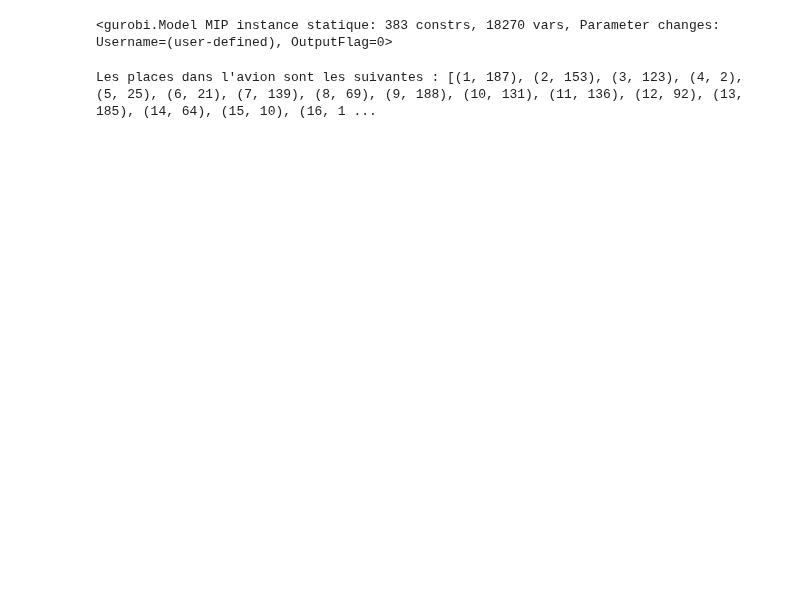
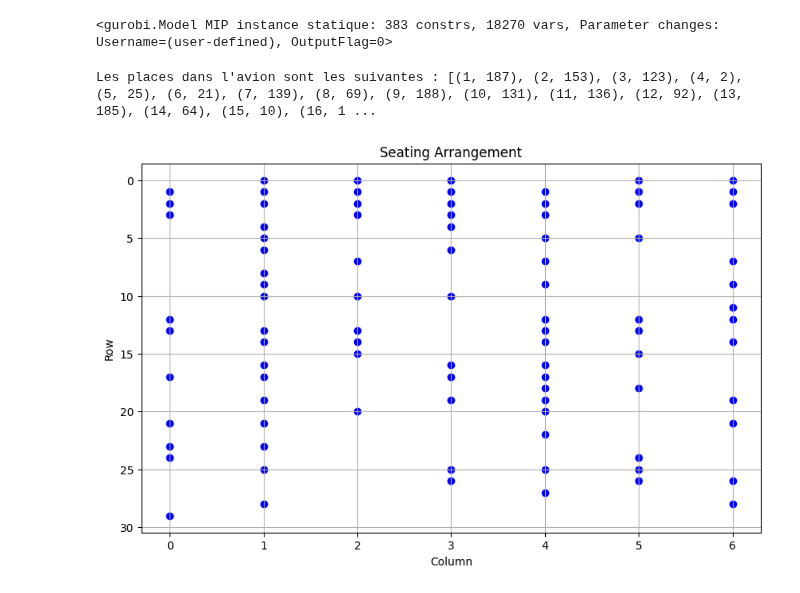
Before and after one commit to DelphineSalzmann/Opti_AirFrance, a Jupyter notebook: main.ipynb, the cells around one changed output. Cells and saved outputs as stored; diff of their text form; code cells hidden in the pictures; blank space fills up the shorter version.

Commit message:
visualisation

```diff
--- a/main.ipynb
+++ b/main.ipynb
@@ -163,3 +160,32 @@ m.optimize()
 print("Les places dans l'avion sont les suivantes :", [(i,j) for i in range(1,n+1) for j in range (1,ns+1) if S[(i,j)].x])
 # %% [output]
 Les places dans l'avion sont les suivantes : [(1, 187), (2, 153), (3, 123), (4, 2), (5, 25), (6, 21), (7, 139), (8, 69), (9, 188), (10, 131), (11, 136), (12, 92), (13, 185), (14, 64), (15, 10), (16, 1 ...
+# %%
+import matplotlib.pyplot as plt
+
+# Sample seating arrangement data obtained from the optimization model
+seating_arrangement = [(1, 187), (2, 153), (3, 123), (4, 2), (5, 25), (6, 21), (7, 139), (8, 69), (9, 188), (10, 131),
+                       (11, 136), (12, 92), (13, 185), (14, 64), (15, 10), (16, 19), (17, 96), (18, 7), (19, 3),
+                       (20, 8), (21, 5), (22, 134), (23, 142), (24, 173), (25, 122), (26, 162), (27, 89), (28, 99),
+                       (29, 158), (30, 178), (31, 57), (32, 1), (33, 55), (34, 24), (35, 93), (36, 107), (37, 120),
+                       (38, 161), (39, 193), (40, 113), (41, 31), (42, 144), (43, 203), (44, 88), (45, 29), (46, 53),
+                       (47, 73), (48, 100), (49, 147), (50, 11), (51, 13), (52, 9), (53, 104), (54, 116), (55, 40),
+                       (56, 119), (57, 168), (58, 180), (59, 91), (60, 137), (61, 23), (62, 95), (63, 71), (64, 197),
+                       (65, 39), (66, 18), (67, 15), (68, 102), (69, 45), (70, 14), (71, 6), (72, 202), (73, 36),
+                       (74, 51), (75, 176), (76, 84), (77, 90), (78, 83), (79, 20), (80, 43), (81, 115), (82, 130),
+                       (83, 148), (84, 67), (85, 12), (86, 16), (87, 17), (88, 179), (89, 110), (90, 72)]
+
+# Plotting the seating arrangement
+plt.figure(figsize=(10, 6))  # Adjust figure size as needed
+
+for seat in seating_arrangement:
+    plt.scatter(seat[1] % 7, seat[1] // 7, color="blue")  # Plot seat position on the aircraft grid
+
+plt.title("Seating Arrangement")
+plt.xlabel("Column")
+plt.ylabel("Row")
+plt.grid(True)
+plt.gca().invert_yaxis()  # Invert y-axis to match the aircraft's seating orientation
+plt.show()
+# %% [output]
+[figure, added]
```
Also changed, not shown: parts of 1 cell of this notebook.
